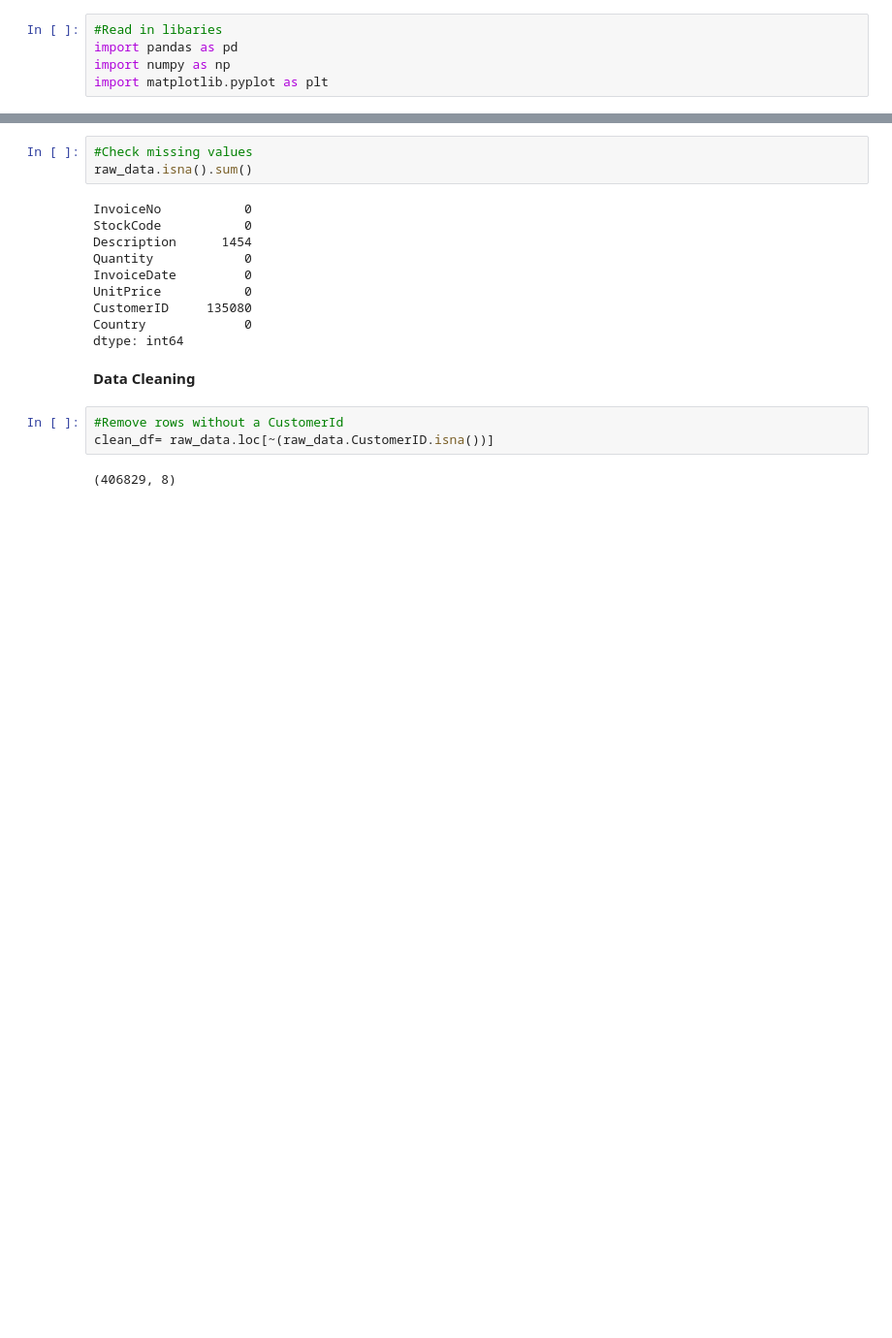
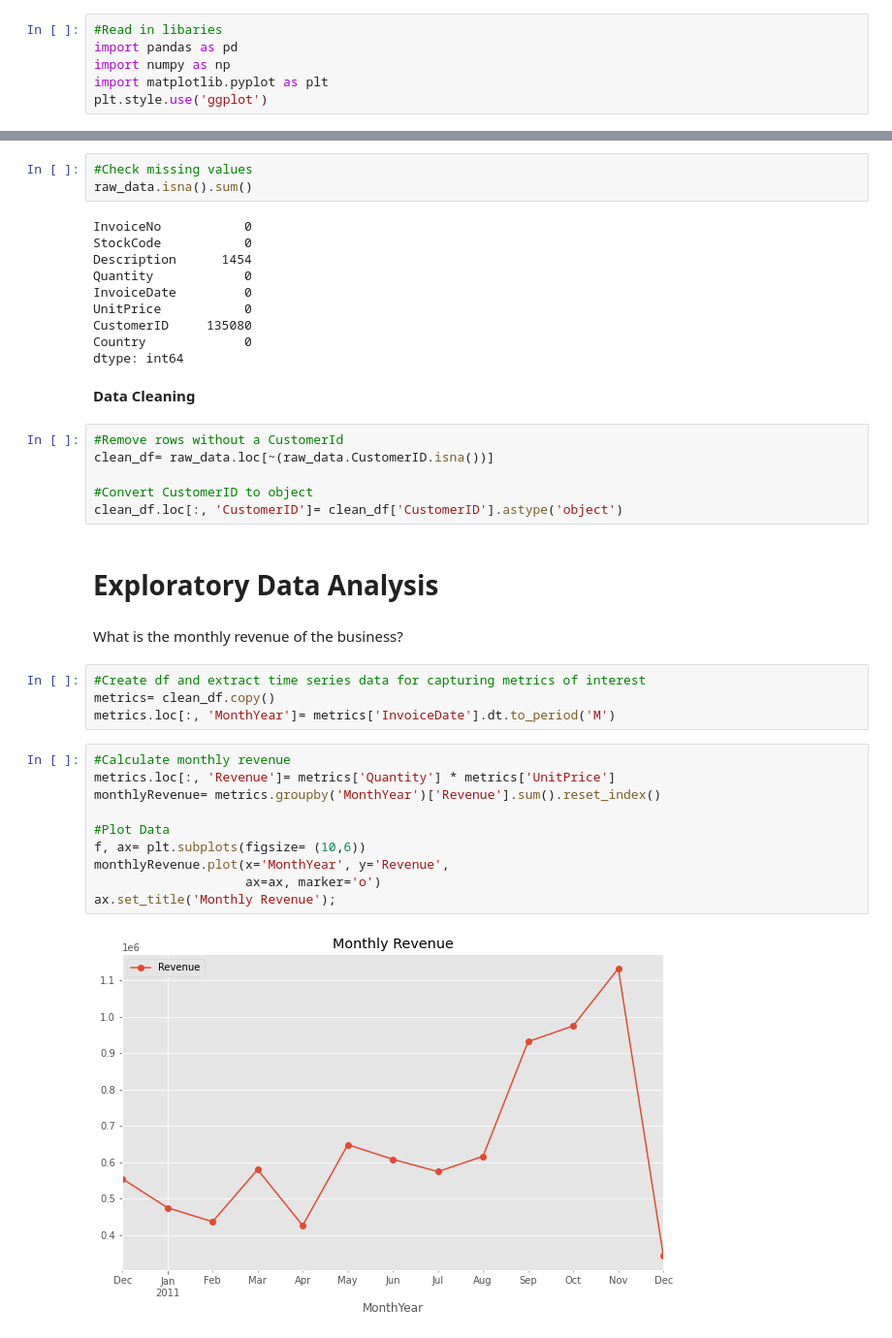
Before and after one commit to KishenSharma6/Online_Retail_Customer_Segmentation, a Jupyter notebook: notebooks/CustomerSegmentation.ipynb, the cells around one changed output, grey strips where cells are left out. Shown at 97% size. Saved outputs shown, nothing was run; the diff lists cells and outputs as text; blank space fills up the shorter version.

Commit message:
Added monthly revenue, revenue growth rate, and unique customer plots

```diff
--- a/notebooks/CustomerSegmentation.ipynb
+++ b/notebooks/CustomerSegmentation.ipynb
@@ -3,6 +3,7 @@
 import pandas as pd
 import numpy as np
 import matplotlib.pyplot as plt
+plt.style.use('ggplot')
 # %%
 #Read in data
 %cd '/home/kishen/Documents/Projects/Customer Segmentation/data'
@@ -67,5 +68,26 @@ dtype: int64
 # %%
 #Remove rows without a CustomerId
 clean_df= raw_data.loc[~(raw_data.CustomerID.isna())]
+
+#Convert CustomerID to object
+clean_df.loc[:, 'CustomerID']= clean_df['CustomerID'].astype('object')
-# %% [output]
-(406829, 8)
+# %% [markdown]
+# Exploratory Data Analysis
+# %% [markdown]
+What is the monthly revenue of the business?
+# %%
+#Create df and extract time series data for capturing metrics of interest
+metrics= clean_df.copy()
+metrics.loc[:, 'MonthYear']= metrics['InvoiceDate'].dt.to_period('M')
+# %%
+#Calculate monthly revenue
+metrics.loc[:, 'Revenue']= metrics['Quantity'] * metrics['UnitPrice']
+monthlyRevenue= metrics.groupby('MonthYear')['Revenue'].sum().reset_index()
+
+#Plot Data
+f, ax= plt.subplots(figsize= (10,6))
+monthlyRevenue.plot(x='MonthYear', y='Revenue',
+                    ax=ax, marker='o')
+ax.set_title('Monthly Revenue');
+# %% [output]
+[figure, added]
```
Also changed, not shown: parts of 9 cells of this notebook.
